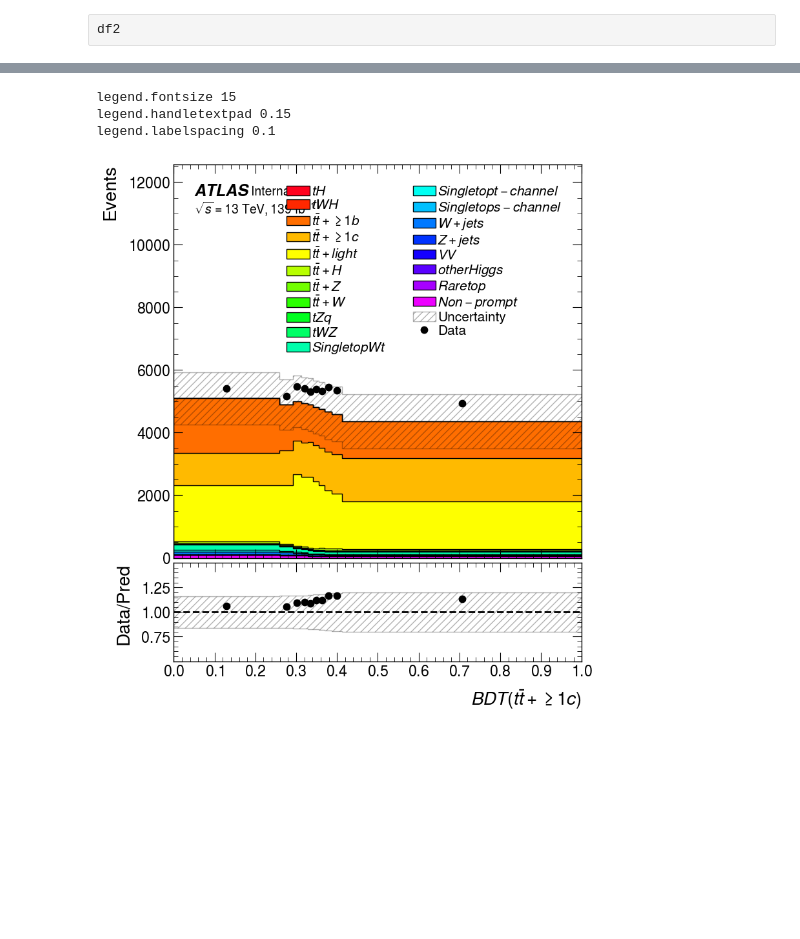
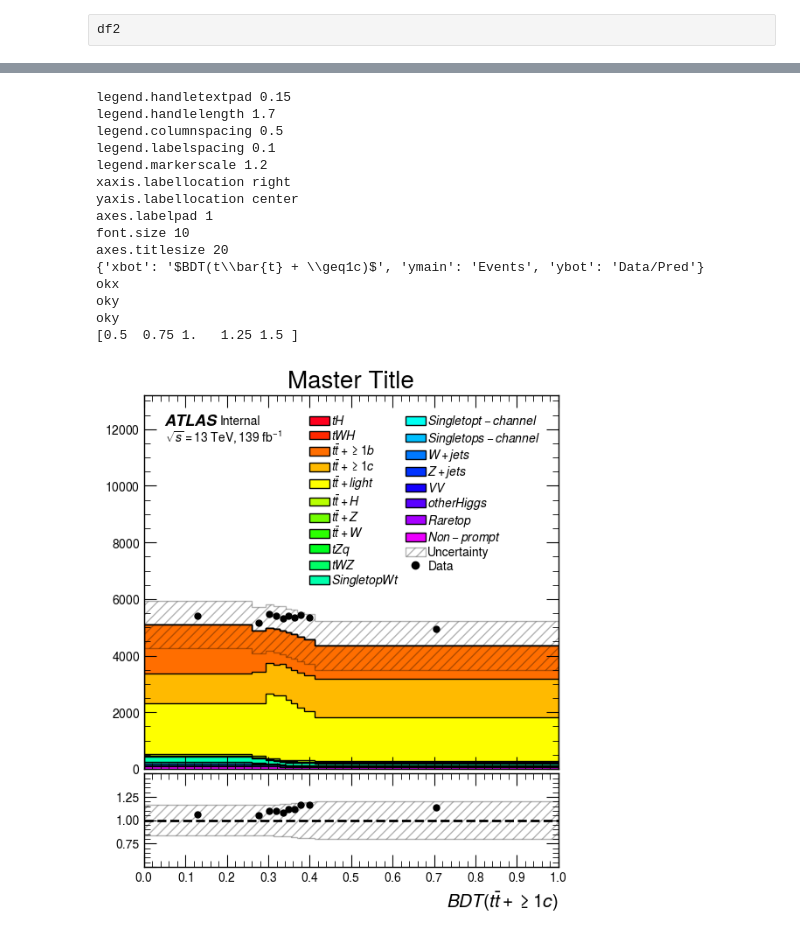
Before and after one commit to MoAly98/Pythium, a Jupyter notebook: plotting_misc/pythratio_test.ipynb, the cells around one changed output, grey strips where cells are left out. Drawn from its saved outputs; the diff is of its cells as text; code cells hidden in the pictures; blank space fills up the shorter version.

```diff
--- a/plotting_misc/pythratio_test.ipynb
+++ b/plotting_misc/pythratio_test.ipynb
@@ -176,11 +249,26 @@ IndentationError: expected an indented block (2625741347.py, line 75)
 # %%
-obj1 = PythRatio(size=(8,10), topylabel="Events", botylabel="Data/Pred", hspace=0.02)
+my_dict={"axes.titlesize": 20}
+
+obj1 = PythRatio(size=(6,7), title="Master Title", spacing=0.02, rcp_kw=my_dict)
 obj1.fill(hist_list)
 obj1.set_stack_color(reverse=True, colormap="gist_rainbow")
-obj1.config_rcParams({"legend.labelspacing": 0.1})
+obj1.axes_labels(15, xbot=xaxis_label, ymain="Events", ybot="Data/Pred")
+obj1.set_bot_yaxis([0.5, 1.5], 0.25, edges=False)
 obj1.display()
 # %% [output]
-legend.fontsize 15
 legend.handletextpad 0.15
+legend.handlelength 1.7
+legend.columnspacing 0.5
 legend.labelspacing 0.1
+legend.markerscale 1.2
+xaxis.labellocation right
+yaxis.labellocation center
+axes.labelpad 1
+font.size 10
+axes.titlesize 20
+{'xbot': '$BDT(t\\bar{t} + \\geq1c)$', 'ymain': 'Events', 'ybot': 'Data/Pred'}
+okx
+oky
+oky
+[0.5  0.75 1.   1.25 1.5 ]
-[figure, old version]
+[figure, new version]
```
Also changed, not shown: parts of 5 cells of this notebook, 4 other files.
